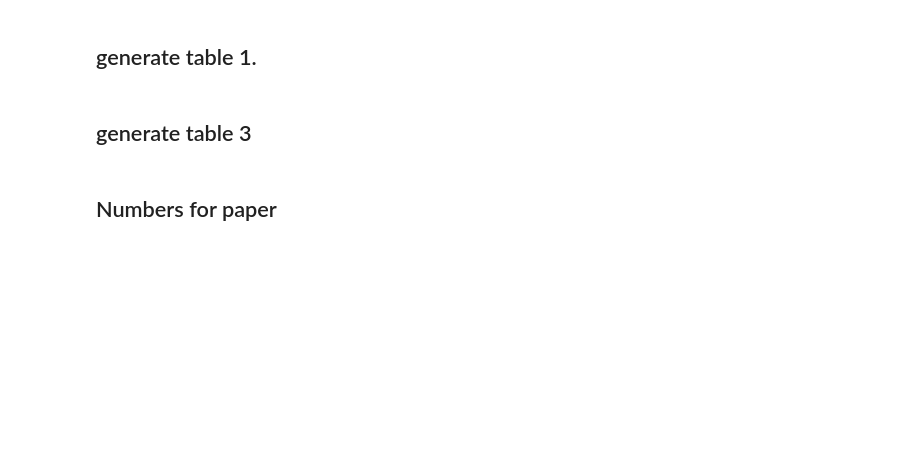
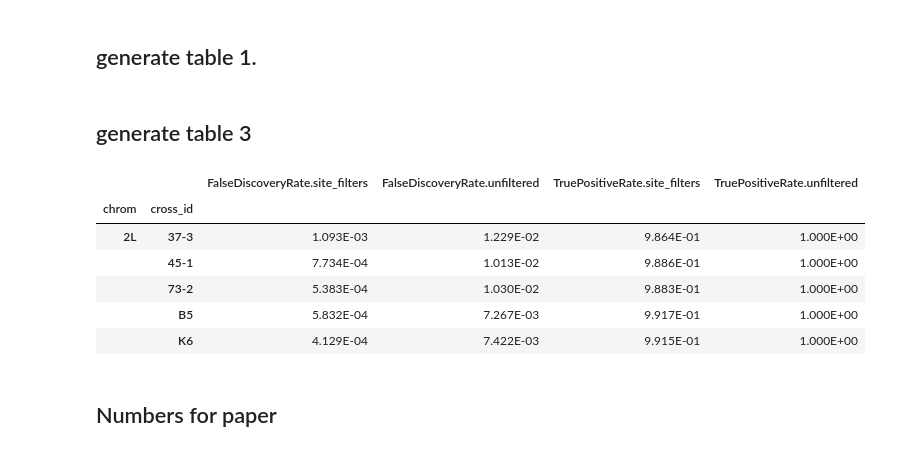
Before and after one commit to malariagen/ag1000g-phase3-data-paper, a Jupyter notebook: notebooks/site-filters_autosome-evaluation.ipynb, the cells around one changed output. Cells and saved outputs as stored; diff of their text form; code cells hidden in the pictures; blank space fills up the shorter version.

Commit message:
Resolve issues with tables
- report sensitivity not TNR
- flatten multiindex columns
- sort float formatting

```diff
--- a/notebooks/site-filters_autosome-evaluation.ipynb
+++ b/notebooks/site-filters_autosome-evaluation.ipynb
@@ -349,13 +353,14 @@ f = f.drop("phase2", level=1)
 
 f.rename({
     "fdr": "FalseDiscoveryRate",
-    "tnr": "TrueNegativeRate"}, axis=1, inplace=True)
+    "tpr": "TruePositiveRate"}, axis=1, inplace=True)
 f.rename({"phase3": "site_filters", "r100": "unfiltered"}, level=1, inplace=True)
 
 tab1 = f.reset_index().pivot(
     index=["chrom", "cross_id"],
     columns=["description"],
-    values=["FalseDiscoveryRate", "TrueNegativeRate"])
+    values=["FalseDiscoveryRate", "TruePositiveRate"])
+tab1.columns = [".".join(s) for s in tab1.columns.to_flat_index()]
 # %% [markdown]
 ## generate table 3
 # %%
@@ -375 +383,11 @@ tab3 = f.reset_index().pivot(
+# %%
+tab1.head()
+# %% [output]
+|  |  | FalseDiscoveryRate.site_filters | FalseDiscoveryRate.unfiltered | TruePositiveRate.site_filters | TruePositiveRate.unfiltered |
+| chrom | cross_id |  |  |  |  |
+| 2L | 37-3 | 1.093E-03 | 1.229E-02 | 9.864E-01 | 1.000E+00 |
+|  | 45-1 | 7.734E-04 | 1.013E-02 | 9.886E-01 | 1.000E+00 |
+|  | 73-2 | 5.383E-04 | 1.030E-02 | 9.883E-01 | 1.000E+00 |
+|  | B5 | 5.832E-04 | 7.267E-03 | 9.917E-01 | 1.000E+00 |
+|  | K6 | 4.129E-04 | 7.422E-03 | 9.915E-01 | 1.000E+00 |
 # %%
```
Also changed, not shown: parts of 9 cells of this notebook, 2 other files.
